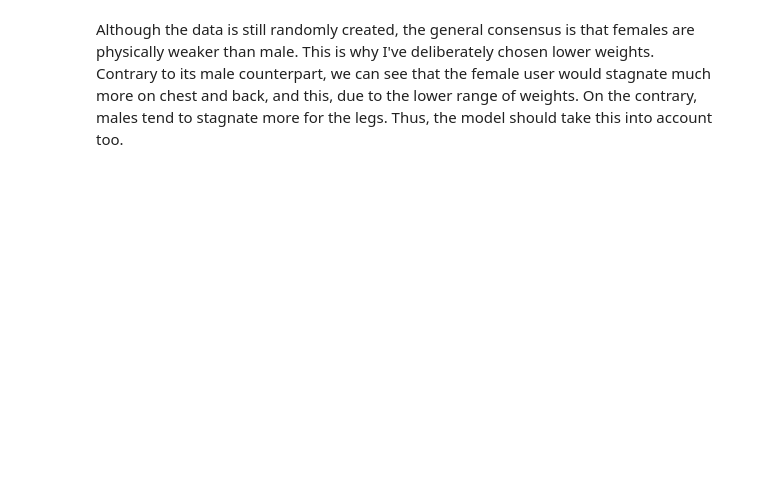
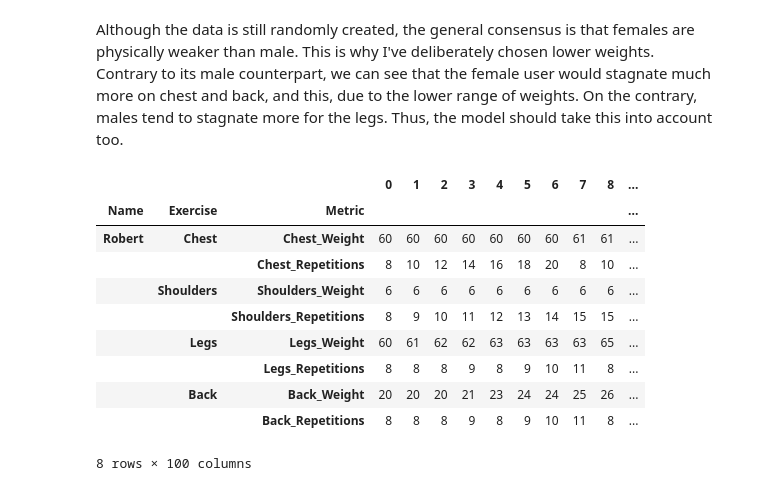
Before and after one commit to Clement733/workout_planner, a Jupyter notebook: data_improvement.ipynb, the cells around one changed output. Saved outputs shown, nothing was run; the diff lists cells and outputs as text; code cells hidden in the pictures; blank space fills up the shorter version.

```diff
--- a/data_improvement.ipynb
+++ b/data_improvement.ipynb
@@ -214,3 +218,25 @@ plt.tight_layout()
 # %% [markdown]
 Although the data is still randomly created, the general consensus is that females are physically weaker than male. This is why I've deliberately chosen lower weights.\
 Contrary to its male counterpart, we can see that the female user would stagnate much more on chest and back, and this, due to the lower range of weights. On the contrary, males tend to stagnate more for the legs. Thus, the model should take this into account too.
+# %%
+arrays = [
+    np.array(['Robert', 'Robert', 'Robert', 'Robert', 'Robert', 'Robert', 'Robert', 'Robert']),
+    np.array(['Chest', 'Chest', 'Shoulders', 'Shoulders', 'Legs', 'Legs', 'Back', 'Back']),
+    np.array(['Chest_Weight', 'Chest_Repetitions', 'Shoulders_Weight', 'Shoulders_Repetitions', 'Legs_Weight',
+              'Legs_Repetitions', 'Back_Weight', 'Back_Repetitions'])
+]
+index = pd.MultiIndex.from_arrays(arrays, names=('Name', 'Exercise', 'Metric'))
+df_robert = pd.DataFrame(list_robert, index=index)
+df_robert
+# %% [output]
+|  |  |  | 0 | 1 | 2 | 3 | 4 | 5 | 6 | 7 | 8 | ... |
+| Name | Exercise | Metric |  |  |  |  |  |  |  |  |  | ... |
+| Robert | Chest | Chest_Weight | 60 | 60 | 60 | 60 | 60 | 60 | 60 | 61 | 61 | ... |
+|  |  | Chest_Repetitions | 8 | 10 | 12 | 14 | 16 | 18 | 20 | 8 | 10 | ... |
+|  | Shoulders | Shoulders_Weight | 6 | 6 | 6 | 6 | 6 | 6 | 6 | 6 | 6 | ... |
+|  |  | Shoulders_Repetitions | 8 | 9 | 10 | 11 | 12 | 13 | 14 | 15 | 15 | ... |
+|  | Legs | Legs_Weight | 60 | 61 | 62 | 62 | 63 | 63 | 63 | 63 | 65 | ... |
+|  |  | Legs_Repetitions | 8 | 8 | 8 | 9 | 8 | 9 | 10 | 11 | 8 | ... |
+|  | Back | Back_Weight | 20 | 20 | 20 | 21 | 23 | 24 | 24 | 25 | 26 | ... |
+|  |  | Back_Repetitions | 8 | 8 | 8 | 9 | 8 | 9 | 10 | 11 | 8 | ... |
+8 rows × 100 columns
```
Also changed, not shown: parts of 8 cells of this notebook.
